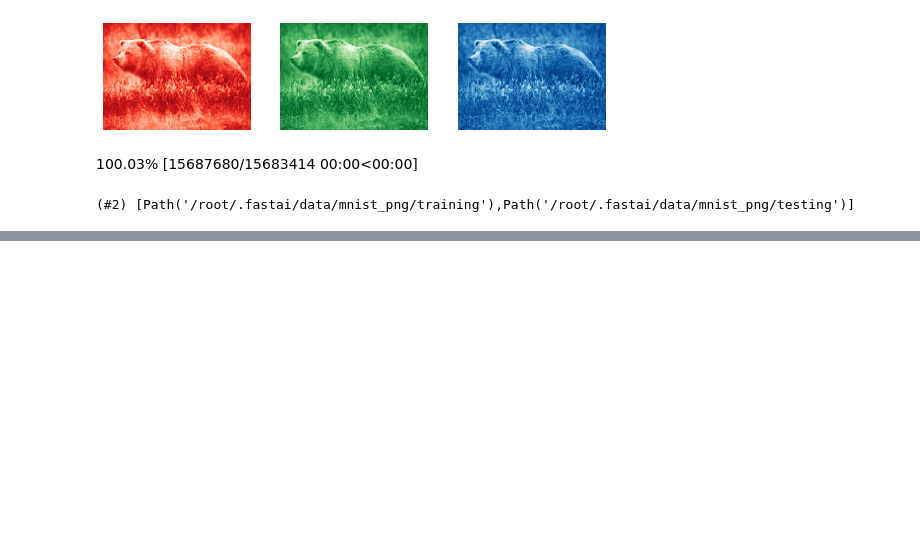
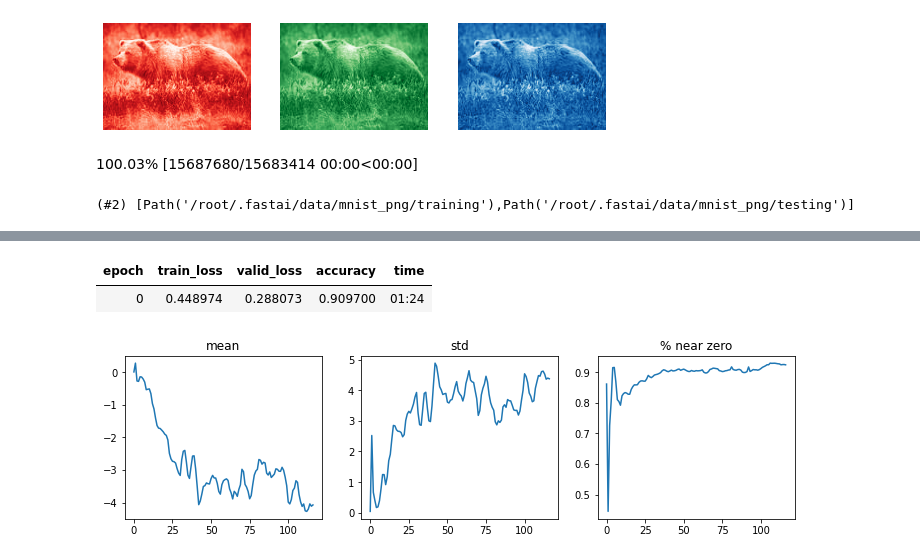
Before and after one commit to satani99/practical_deep_learning_for_coders, a Jupyter notebook: fast_ai_13.ipynb, the cells around one changed output, grey strips where cells are left out. Cells and saved outputs as stored; diff of their text form; code cells hidden in the pictures; blank space fills up the shorter version.

```diff
--- a/fast_ai_13.ipynb
+++ b/fast_ai_13.ipynb
@@ -244,0 +276,10 @@ dls.show_batch(max_n=9, figsize=(4, 4))
+# %%
+dls = get_dls(512)
+learn = fit()
+# %% [output]
+| epoch | train_loss | valid_loss | accuracy | time |
+| 0 | 0.448974 | 0.288073 | 0.909700 | 01:24 |
+# %%
+learn.activation_stats.plot_layer_stats(-2)
+# %% [output]
+[figure, added]
```
Also changed, not shown: parts of 7 cells of this notebook.
